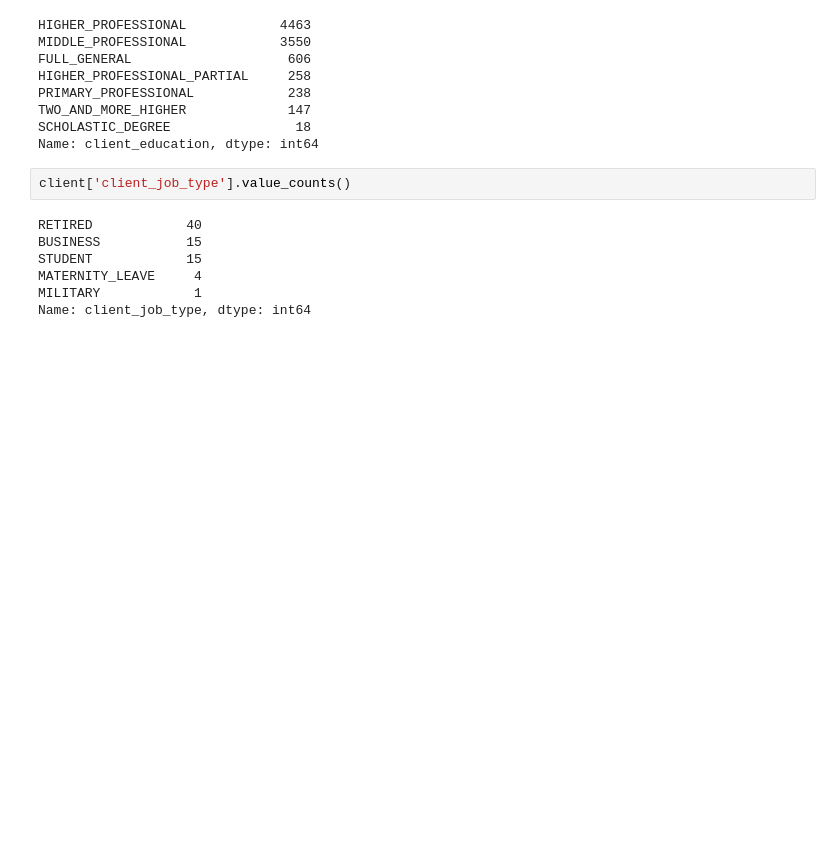
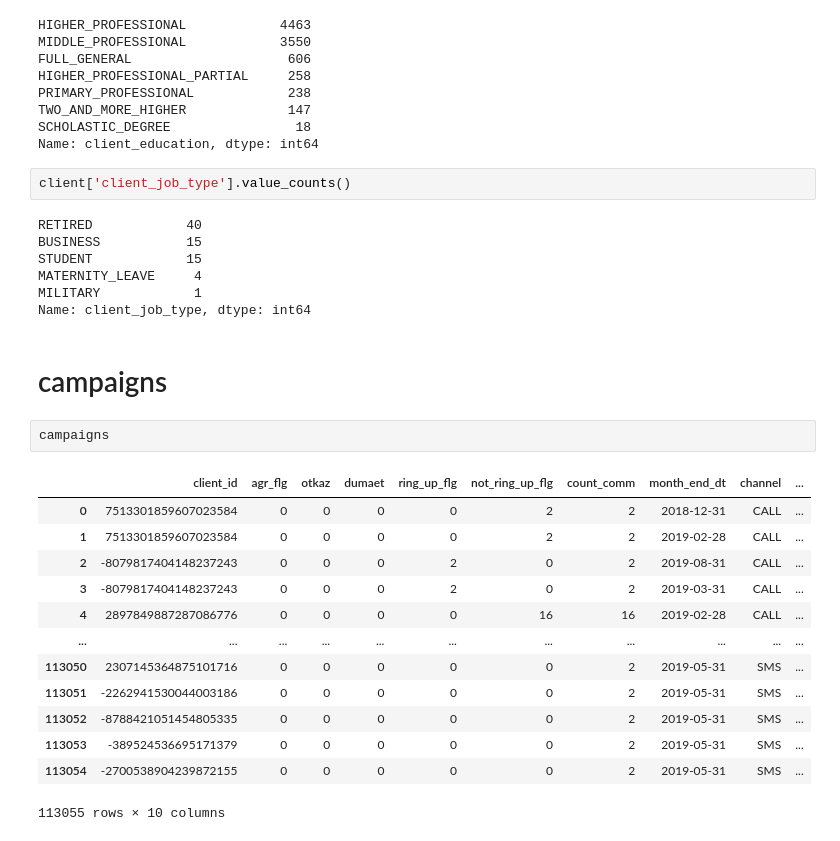
Before and after one commit to artkulak/idao-2021-finals, a Jupyter notebook: EDA-FE-kovalev.ipynb, the cells around one changed output. Saved outputs shown, nothing was run; the diff lists cells and outputs as text; blank space fills up the shorter version.

Commit message:
added campaigns features

```diff
--- a/EDA-FE-kovalev.ipynb
+++ b/EDA-FE-kovalev.ipynb
@@ -1074,3 +1074,21 @@ STUDENT            15
 MATERNITY_LEAVE     4
 MILITARY            1
 Name: client_job_type, dtype: int64
+# %% [markdown]
+# campaigns
+# %%
+campaigns
+# %% [output]
+|  | client_id | agr_flg | otkaz | dumaet | ring_up_flg | not_ring_up_flg | count_comm | month_end_dt | channel | ... |
+| 0 | 7513301859607023584 | 0 | 0 | 0 | 0 | 2 | 2 | 2018-12-31 | CALL | ... |
+| 1 | 7513301859607023584 | 0 | 0 | 0 | 0 | 2 | 2 | 2019-02-28 | CALL | ... |
+| 2 | -8079817404148237243 | 0 | 0 | 0 | 2 | 0 | 2 | 2019-08-31 | CALL | ... |
+| 3 | -8079817404148237243 | 0 | 0 | 0 | 2 | 0 | 2 | 2019-03-31 | CALL | ... |
+| 4 | 2897849887287086776 | 0 | 0 | 0 | 0 | 16 | 16 | 2019-02-28 | CALL | ... |
+| ... | ... | ... | ... | ... | ... | ... | ... | ... | ... | ... |
+| 113050 | 2307145364875101716 | 0 | 0 | 0 | 0 | 0 | 2 | 2019-05-31 | SMS | ... |
+| 113051 | -2262941530044003186 | 0 | 0 | 0 | 0 | 0 | 2 | 2019-05-31 | SMS | ... |
+| 113052 | -8788421051454805335 | 0 | 0 | 0 | 0 | 0 | 2 | 2019-05-31 | SMS | ... |
+| 113053 | -389524536695171379 | 0 | 0 | 0 | 0 | 0 | 2 | 2019-05-31 | SMS | ... |
+| 113054 | -2700538904239872155 | 0 | 0 | 0 | 0 | 0 | 2 | 2019-05-31 | SMS | ... |
+113055 rows × 10 columns
```
Also changed, not shown: parts of 25 cells of this notebook, 1 other file.
